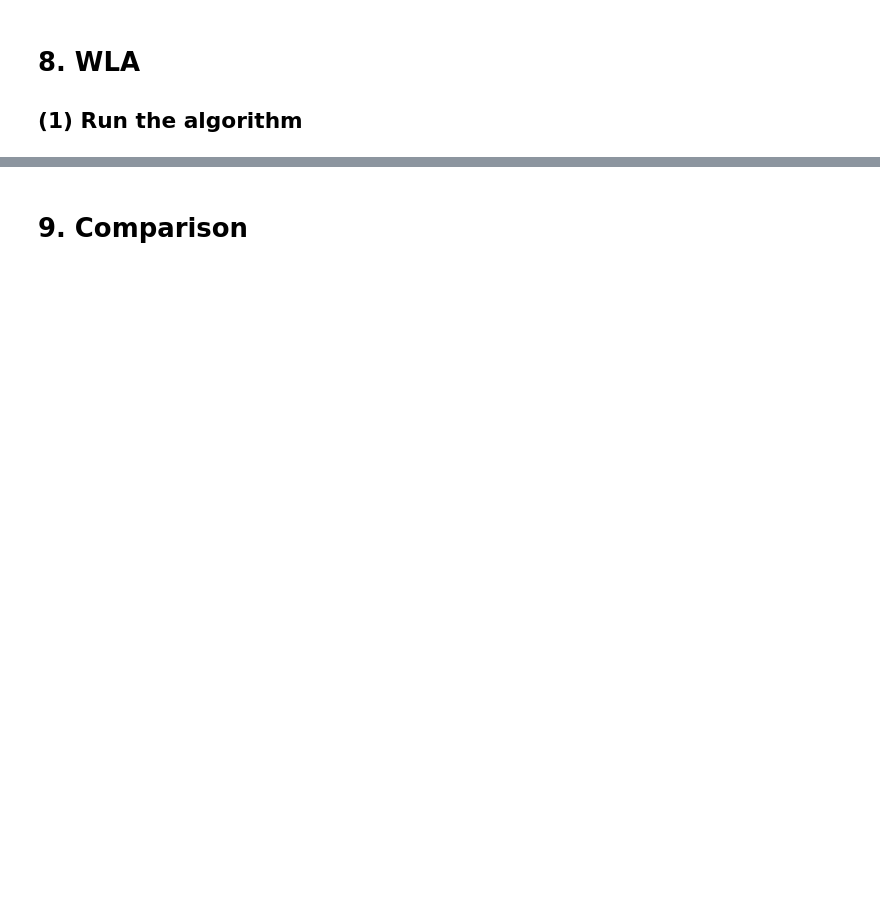
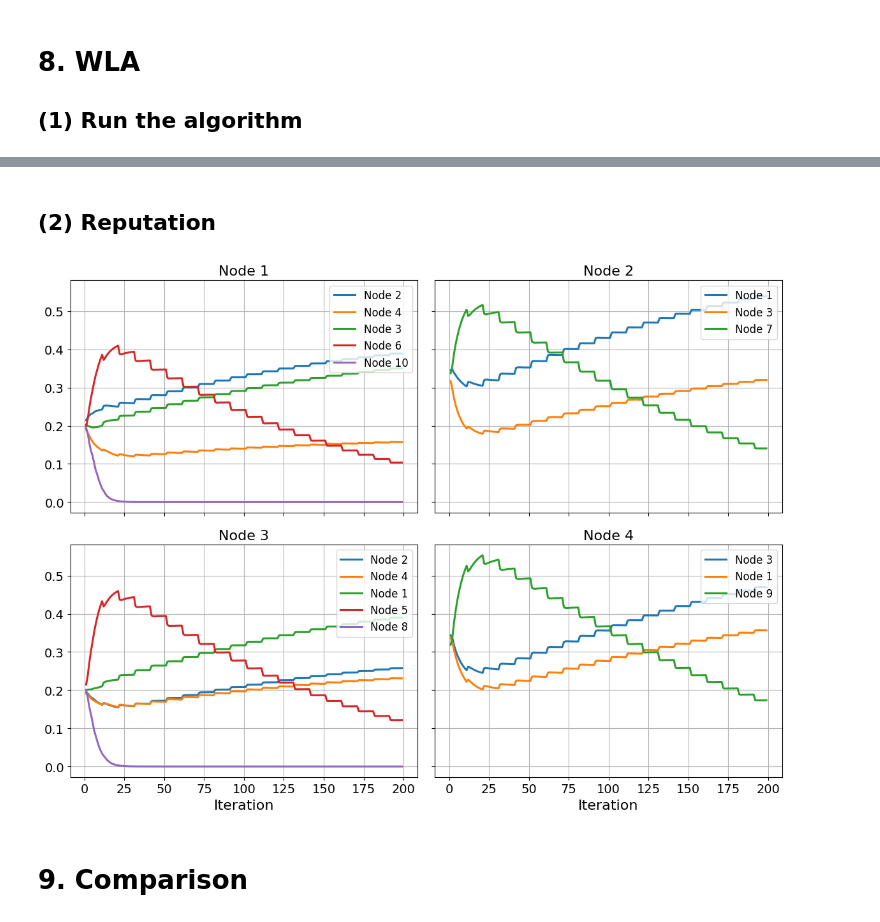
Before and after one commit to rui-huang-opt/arepc, a Jupyter notebook: examples/small_scale.ipynb, the cells around one changed output, grey strips where cells are left out. Saved outputs shown, nothing was run; the diff lists cells and outputs as text; code cells hidden in the pictures; blank space fills up the shorter version.

```diff
--- a/examples/small_scale.ipynb
+++ b/examples/small_scale.ipynb
@@ -559,3 +573,41 @@ finally:
+# %% [markdown]
+## (2) Reputation
+# %%
+plt.rcParams.update(
+    {
+        "font.size": 14,
+        "axes.labelsize": 16,
+        "axes.titlesize": 16,
+        "xtick.labelsize": 14,
+        "ytick.labelsize": 14,
+        "legend.fontsize": 12,
+        "lines.linewidth": 2.2,
+    }
+)
+
+axes: npt.NDArray
+fig, axes = plt.subplots(2, 2, figsize=(12, 9), sharex=True, sharey=True)
+axes_flat = axes.flatten()
+
+wla_reps = {i: wla_data[i][1] for i in NORMAL_NODES}
+
+for i, ax in zip(NORMAL_NODES, axes_flat):
+    ax: maxes.Axes
+    reps_for_i = wla_reps[i]
+    for j in reps_for_i:
+        ax.plot(ITERS[1:], reps_for_i[j], label=f"Node {j}")
+    ax.set_title(f"Node {i}")
+    ax.legend(loc="upper right")
+    ax.grid()
+
+    if i in ["3", "4"]:
+        ax.set_xlabel("Iteration")
+
+fig.tight_layout()
+
+fig.savefig("wla_reputations.pdf", bbox_inches="tight", format="pdf")
+# %% [output]
+[figure, added]
 # %% [markdown]
 # 9. Comparison
 # %%
```
Also changed, not shown: parts of 13 cells of this notebook, 2 other files.
